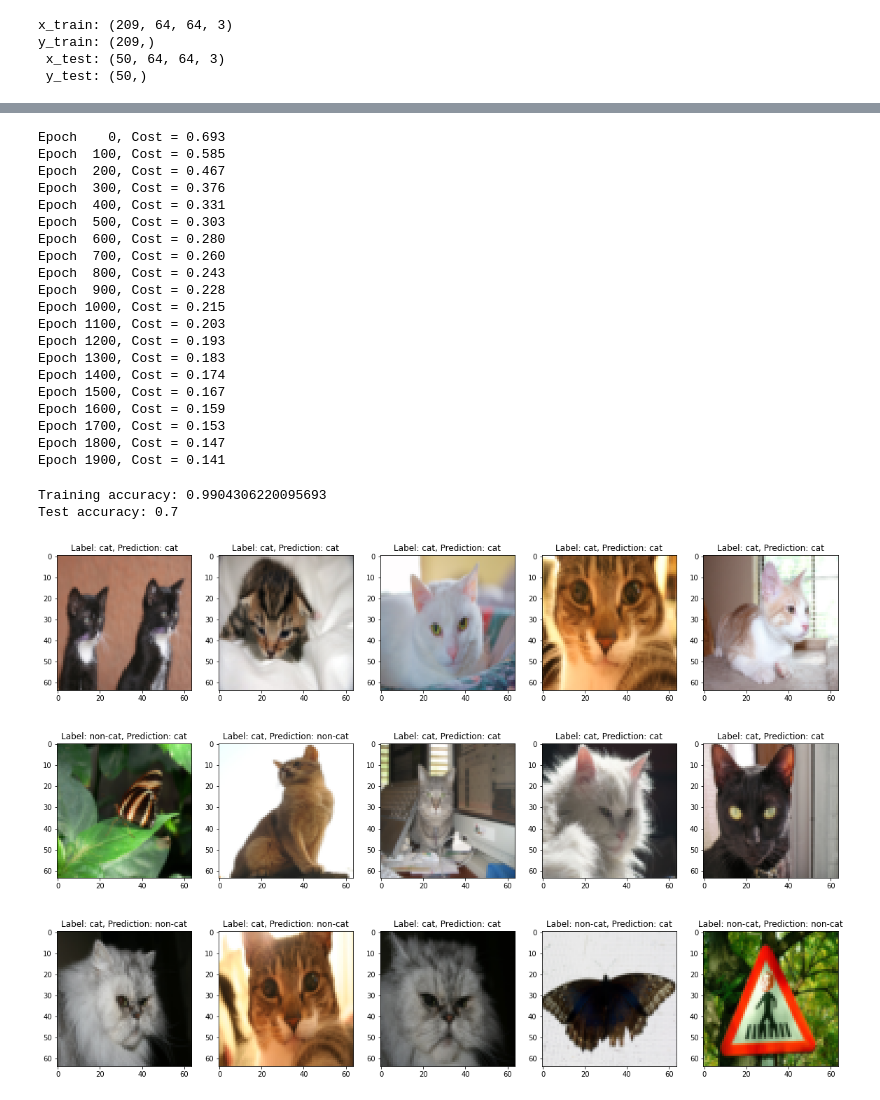
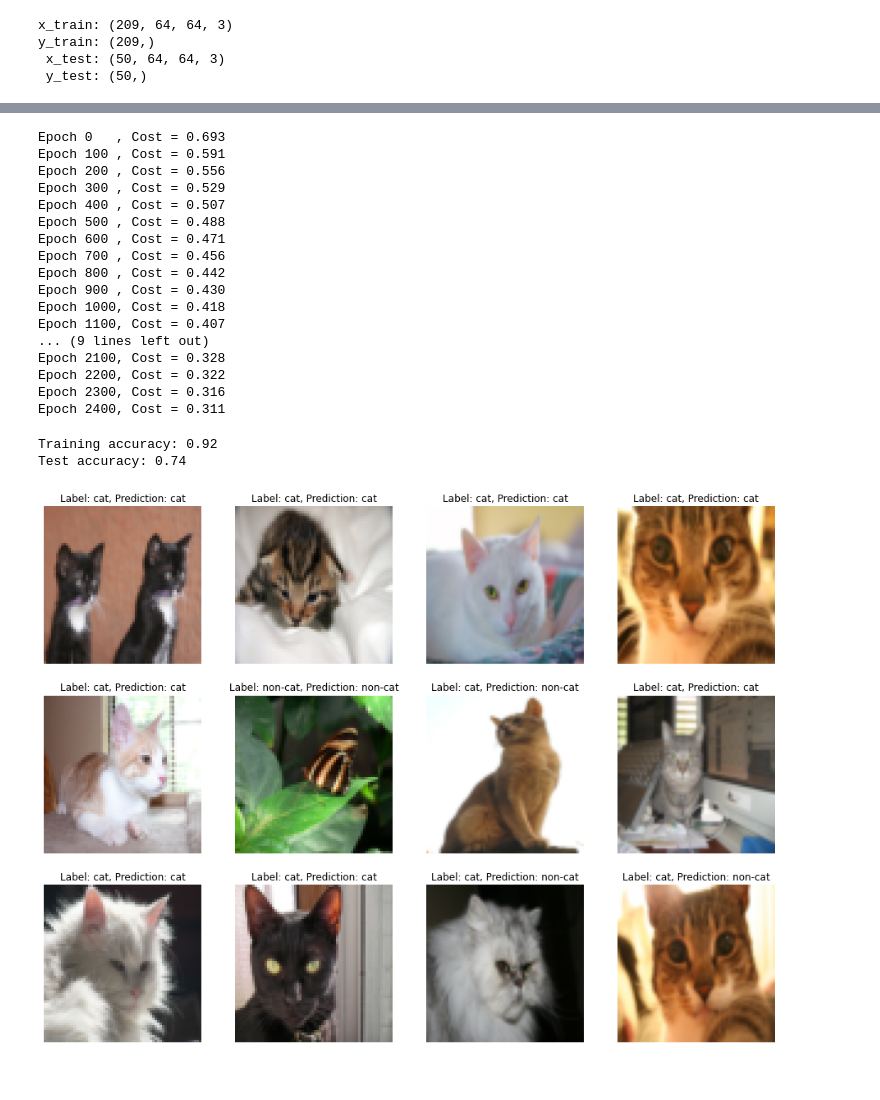
Before and after one commit to biraj21/ml_algorithms, a Jupyter notebook: logistic_regression/cat_vs_noncat.ipynb, the cells around one changed output, grey strips where cells are left out. Drawn from its saved outputs; the diff is of its cells as text; code cells hidden in the pictures.

Commit message:
input and weight shapes changed

```diff
--- a/logistic_regression/cat_vs_noncat.ipynb
+++ b/logistic_regression/cat_vs_noncat.ipynb
@@ -46,7 +49,7 @@ Shape of `x_train` & `x_test` = `(nx, m)`
 # %%
-x_train = x_train.reshape(-1, 64 * 64 * 3).T / 255.0
+x_train = x_train.reshape(-1, 64 * 64 * 3) / 255.0
 y_train = y_train.reshape(1, -1)
-x_test = x_test.reshape(-1, 64 * 64 * 3).T / 255.0
+x_test = x_test.reshape(-1, 64 * 64 * 3) / 255.0
 y_test = y_test.reshape(1, -1)
 
 print("x_train:", x_train.shape)
@@ -108,32 +101,29 @@ def optimize(w, b, x, y, epochs, lr=0.001, print_cost=False):
 
     return costs
 # %%
-nx = x_train.shape[0]  # number of features
-w = np.zeros((nx, 1))
+nx = x_train.shape[1]  # number of features
+w = np.zeros((1, nx))  # a row vector of weights for our neuron
 b = np.array(0.0)
 
-costs = optimize(w, b, x_train, y_train, epochs=2_000, lr=0.005, print_cost=True)
+costs = optimize(w, b, x_train, y_train, epochs=2500, lr=0.001, print_cost=True)
 # %% [output]
-Epoch    0, Cost = 0.693
-Epoch  100, Cost = 0.585
-Epoch  200, Cost = 0.467
-Epoch  300, Cost = 0.376
-Epoch  400, Cost = 0.331
-Epoch  500, Cost = 0.303
-Epoch  600, Cost = 0.280
-Epoch  700, Cost = 0.260
-Epoch  800, Cost = 0.243
-Epoch  900, Cost = 0.228
-Epoch 1000, Cost = 0.215
-Epoch 1100, Cost = 0.203
-Epoch 1200, Cost = 0.193
-Epoch 1300, Cost = 0.183
-Epoch 1400, Cost = 0.174
-Epoch 1500, Cost = 0.167
-Epoch 1600, Cost = 0.159
-Epoch 1700, Cost = 0.153
-Epoch 1800, Cost = 0.147
-Epoch 1900, Cost = 0.141
+Epoch 0   , Cost = 0.693
+Epoch 100 , Cost = 0.591
+Epoch 200 , Cost = 0.556
+Epoch 300 , Cost = 0.529
+Epoch 400 , Cost = 0.507
+Epoch 500 , Cost = 0.488
+Epoch 600 , Cost = 0.471
+Epoch 700 , Cost = 0.456
+Epoch 800 , Cost = 0.442
+Epoch 900 , Cost = 0.430
+Epoch 1000, Cost = 0.418
+Epoch 1100, Cost = 0.407
+... (9 lines left out)
+Epoch 2100, Cost = 0.328
+Epoch 2200, Cost = 0.322
+Epoch 2300, Cost = 0.316
+Epoch 2400, Cost = 0.311
 # %%
 def binary_accuracy(y_pred, y):
     return np.mean((y_pred > 0.5) == y)
@@ -141,19 +131,20 @@ def binary_accuracy(y_pred, y):
 pred_train = forward(w, b, x_train)
 pred_test = forward(w, b, x_test)
 
-print("Training accuracy:", binary_accuracy(pred_train, y_train))
-print("Test accuracy:", binary_accuracy(pred_test, y_test))
+print(f"Training accuracy: {binary_accuracy(pred_train, y_train):.2f}")
+print(f"Test accuracy: {binary_accuracy(pred_test, y_test):.2f}")
 # %% [output]
-Training accuracy: 0.9904306220095693
-Test accuracy: 0.7
+Training accuracy: 0.92
+Test accuracy: 0.74
 # %%
 def label(n):
     return "cat" if n > 0.5 else "non-cat"
 # %%
-fig, axs = plt.subplots(3, 5, figsize=(20, 14))
+fig, axs = plt.subplots(3, 4, figsize=(16, 12))
 for i, ax in enumerate(axs.flatten()):
     plt.sca(ax)
-    plt.imshow(x_test[:, i].reshape(64, 64, 3))
+    plt.imshow(x_test[i].reshape(64, 64, 3))
+    plt.axis("off")
     plt.title(f"Label: {label(y_test[0, i])}, Prediction: {label(pred_test[0, i])}")
 # %% [output]
-[figure, old version]
+[figure, new version]
```
Also changed, not shown: parts of 6 cells of this notebook.
